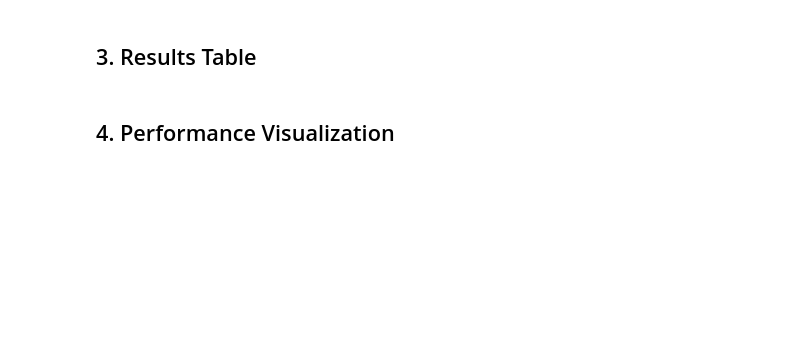
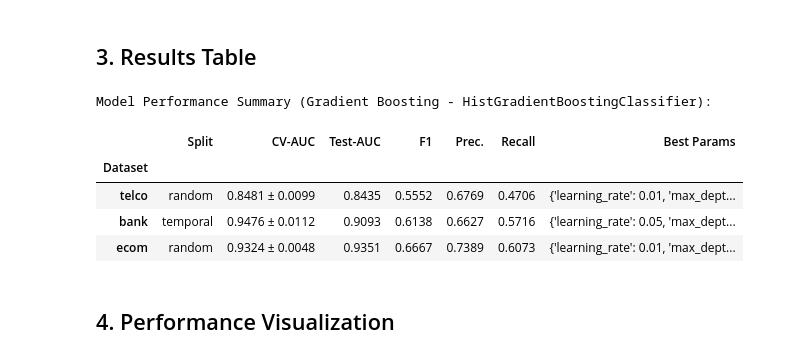
Before and after one commit to johannes3502/customer-decision-prediction, a Jupyter notebook: notebooks/gradient_boosting_analysis.ipynb, the cells around one changed output. Cells and saved outputs as stored; diff of their text form; code cells hidden in the pictures; blank space fills up the shorter version.

```diff
--- a/notebooks/gradient_boosting_analysis.ipynb
+++ b/notebooks/gradient_boosting_analysis.ipynb
@@ -50,19 +71,26 @@ print('\nEvaluation complete on all 3 datasets.')
 # %% [markdown]
 ## 3. Results Table
-# %%
-rows = []
-for r in all_results:
-    rows.append({
-        "Dataset": r["dataset"],
-        "Split": r["split_mode"],
-        "Nested CV ROC-AUC": f"{r["nested_cv_roc_auc_mean"]:.4f} ± {r["nested_cv_roc_auc_std"]:.4f}",
-        "Test F1": round(r["test_f1"], 4),
-        "Test ROC-AUC": round(r["test_roc_auc"], 4),
-        "Best Params": str(r["best_params"]),
-    })
-
-df = pd.DataFrame(rows)
-display(df.set_index("Dataset"))
+# %%
+summary_out = pd.DataFrame({
+    "Dataset":  [r["dataset"] for r in all_results],
+    "Split":    [r["split_mode"] for r in all_results],
+    "CV-AUC":   [f"{r['nested_cv_roc_auc_mean']:.4f} ± {r['nested_cv_roc_auc_std']:.4f}" for r in all_results],
+    "Test-AUC": [f"{r['test_roc_auc']:.4f}" for r in all_results],
+    "F1":       [f"{r['test_f1']:.4f}" for r in all_results],
+    "Prec.":    [f"{r['test_precision']:.4f}" for r in all_results],
+    "Recall":   [f"{r['test_recall']:.4f}" for r in all_results],
+    "Best Params": [str(r["best_params"]) for r in all_results],
+})
+
+print('Model Performance Summary (Gradient Boosting - HistGradientBoostingClassifier):')
+display(summary_out.set_index("Dataset"))
+# %% [output]
+Model Performance Summary (Gradient Boosting - HistGradientBoostingClassifier):
+|  | Split | CV-AUC | Test-AUC | F1 | Prec. | Recall | Best Params |
+| Dataset |  |  |  |  |  |  |  |
+| telco | random | 0.8481 ± 0.0099 | 0.8435 | 0.5552 | 0.6769 | 0.4706 | {'learning_rate': 0.01, 'max_dept... |
+| bank | temporal | 0.9476 ± 0.0112 | 0.9093 | 0.6138 | 0.6627 | 0.5716 | {'learning_rate': 0.05, 'max_dept... |
+| ecom | random | 0.9324 ± 0.0048 | 0.9351 | 0.6667 | 0.7389 | 0.6073 | {'learning_rate': 0.01, 'max_dept... |
 # %% [markdown]
 ## 4. Performance Visualization
 # %%
```
Also changed, not shown: parts of 3 cells of this notebook, 10 other files.
